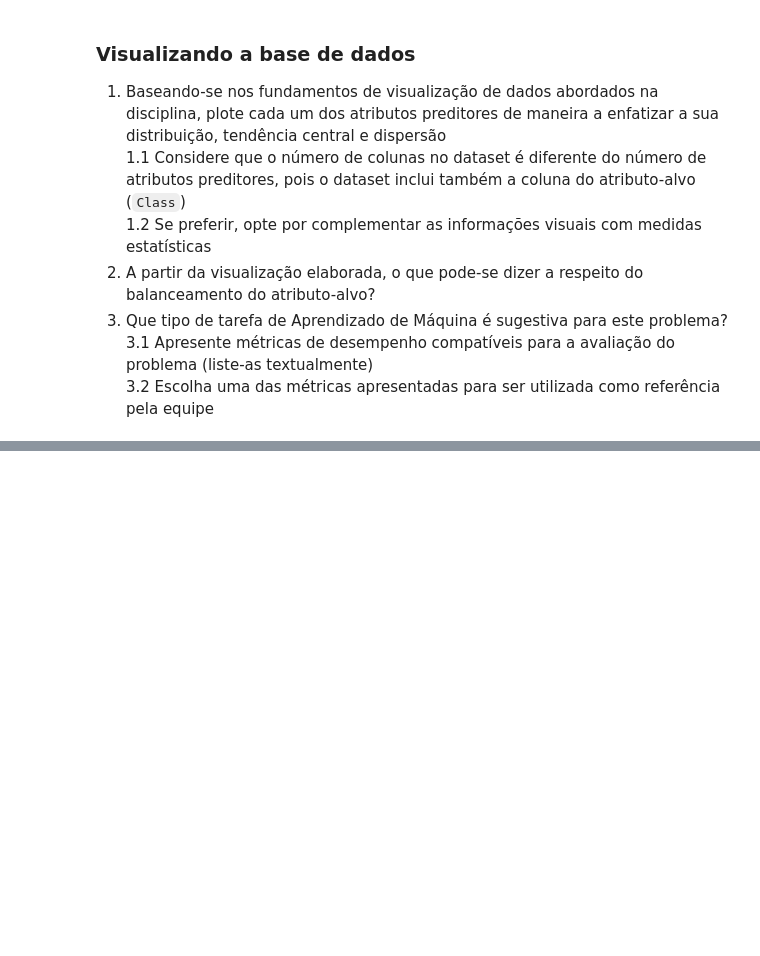
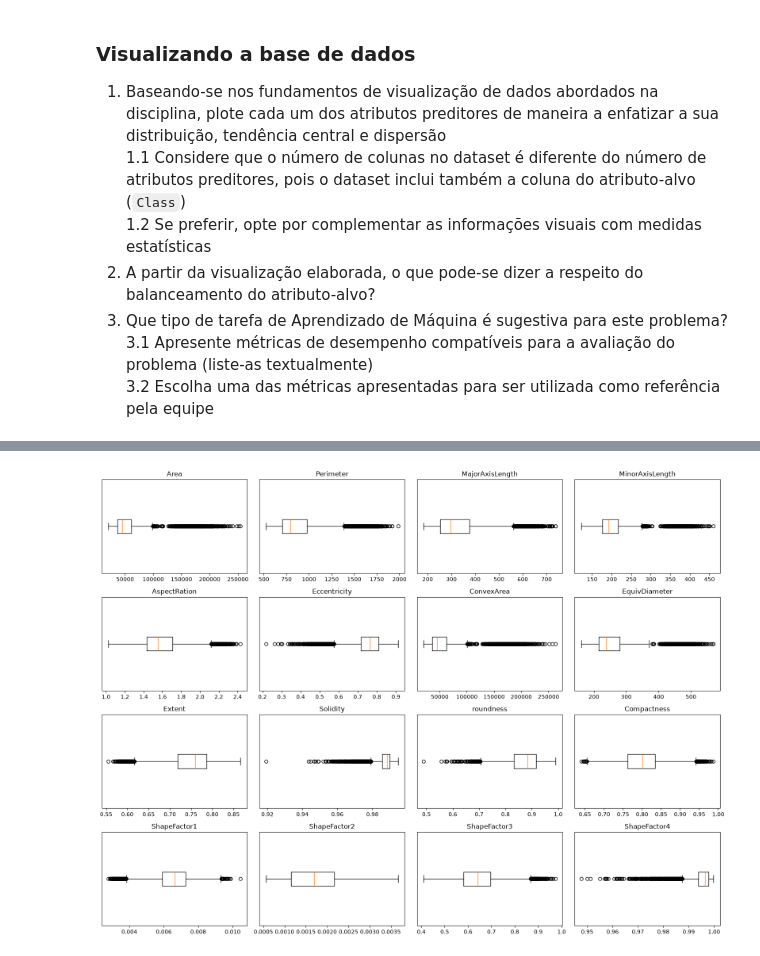
Before and after one commit to Jaum36/Trabalho_Pratico_Redes_Neurais_2.2, a Jupyter notebook: PP2.2.1 - Conhecendo o Conjunto de Dados.ipynb, the cells around one changed output, grey strips where cells are left out. Cells and saved outputs as stored; diff of their text form; code cells hidden in the pictures; blank space fills up the shorter version.

```diff
--- a/PP2.2.1 - Conhecendo o Conjunto de Dados.ipynb
+++ b/PP2.2.1 - Conhecendo o Conjunto de Dados.ipynb
@@ -46,0 +174,13 @@ Nesta atividade prática iremos explorar a seguinte base de dados **_Dry Bean Da
+# %%
+# Item 1 — Boxplots: dispersão e outliers de cada preditor
+fig, axes = plt.subplots(4, 4, figsize=(16, 12))
+
+for atributo, ax in zip(preditores, axes.flat):
+    ax.boxplot(df[atributo], orientation="horizontal")
+    ax.set_title(atributo)
+    ax.set_yticks([])
+
+plt.tight_layout()
+plt.show()
+# %% [output]
+[figure, added]
```
Also changed, not shown: parts of 16 cells of this notebook, 1 other file.
